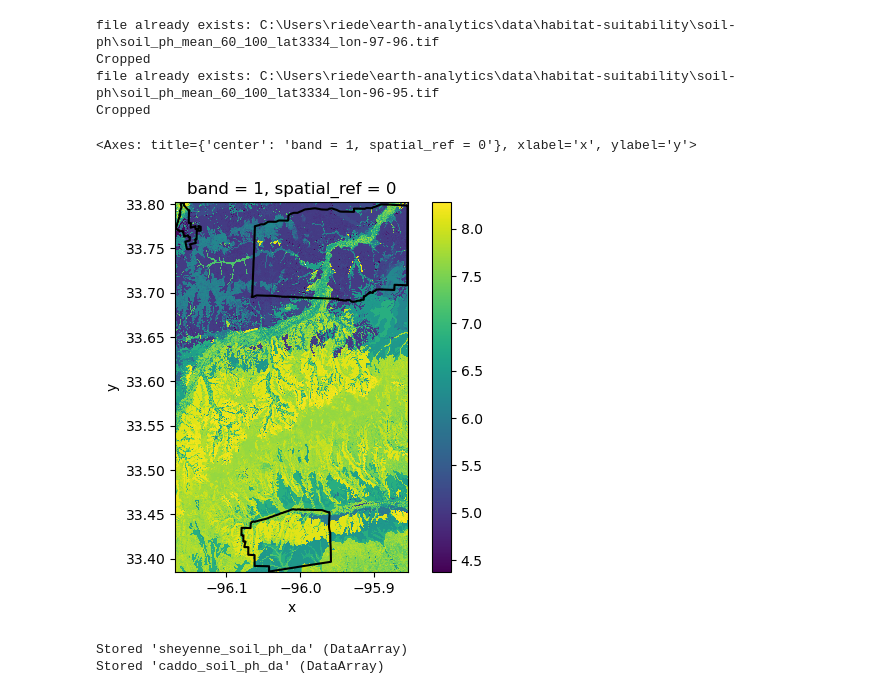
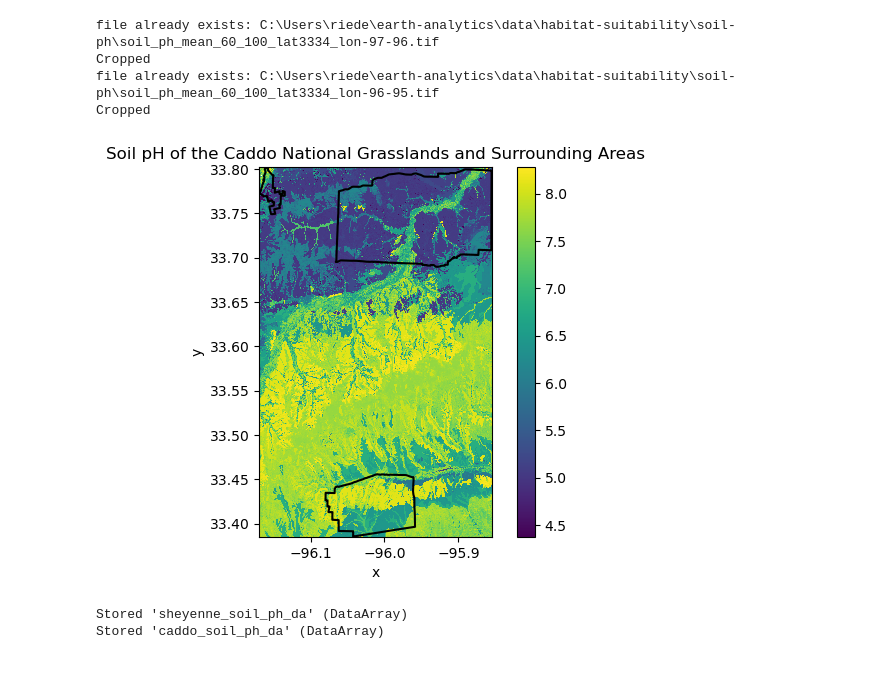
Before and after one commit to hanried/habitat-suitability, a Jupyter notebook: notebooks/01-habitat-suitability-soil.ipynb, the cells around one changed output. Drawn from its saved outputs; the diff is of its cells as text; code cells hidden in the pictures.

```diff
--- a/notebooks/01-habitat-suitability-soil.ipynb
+++ b/notebooks/01-habitat-suitability-soil.ipynb
@@ -270,13 +273,14 @@ Cropped
 # %%
 # Merge Caddo soil ph data tiles
 caddo_soil_ph_da = merge_arrays(caddo_soil_ph_indiv_das)
 caddo_soil_ph_da.plot()
 
 # Plot Caddo National Grasslands on caddo_soil_ph_da plot
 caddo_grasslands_gdf.to_crs(caddo_soil_ph_da.rio.crs).boundary.plot(ax = plt.gca(), color='black')
+plt.title('Soil pH of the Caddo National Grasslands and Surrounding Areas')
+plt.show()
 # %% [output]
-<Axes: title={'center': 'band = 1, spatial_ref = 0'}, xlabel='x', ylabel='y'>
-[figure, old version]
+[figure, new version]
 # %%
 %store sheyenne_soil_ph_da caddo_soil_ph_da
 # %% [output]
```
Also changed, not shown: parts of 1 cell of this notebook.
